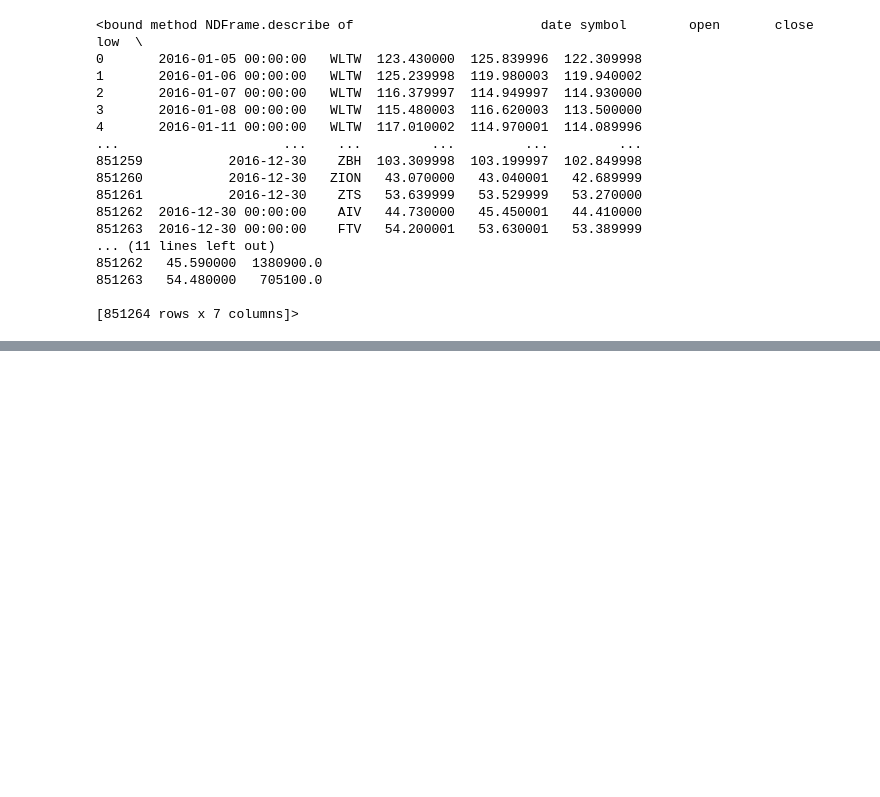
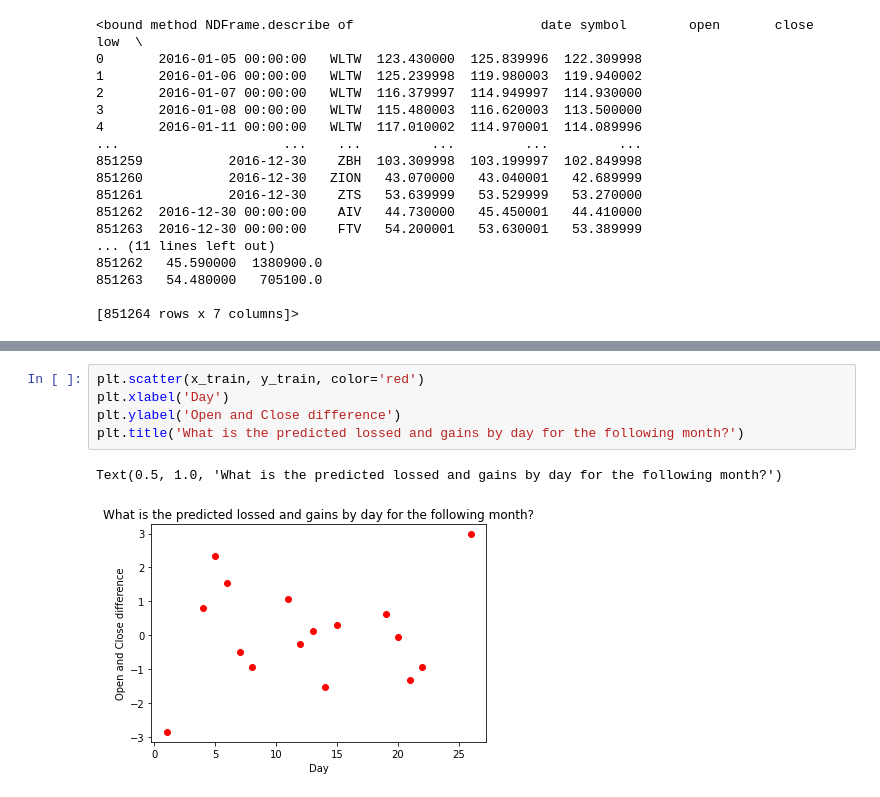
Before and after one commit to will-ing/linear-regres, a Jupyter notebook: regression.ipynb, the cells around one changed output, grey strips where cells are left out. Drawn from its saved outputs; the diff is of its cells as text; blank space fills up the shorter version.

```diff
--- a/regression.ipynb
+++ b/regression.ipynb
@@ -43,0 +101,8 @@ stx.describe
+# %%
+plt.scatter(x_train, y_train, color='red')
+plt.xlabel('Day')
+plt.ylabel('Open and Close difference')
+plt.title('What is the predicted lossed and gains by day for the following month?')
+# %% [output]
+Text(0.5, 1.0, 'What is the predicted lossed and gains by day for the following month?')
+[figure, added]
```
Also changed, not shown: parts of 14 cells of this notebook.
